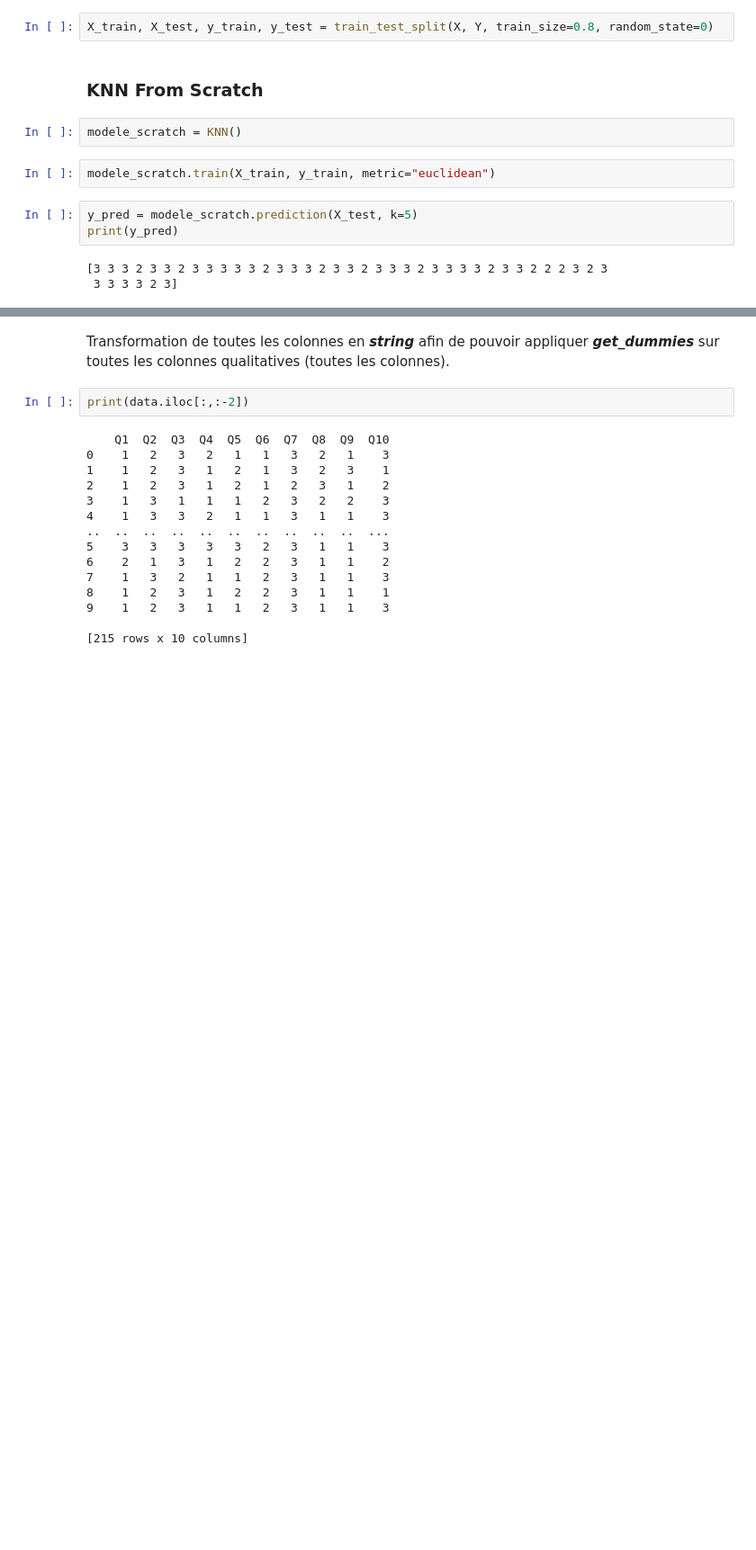
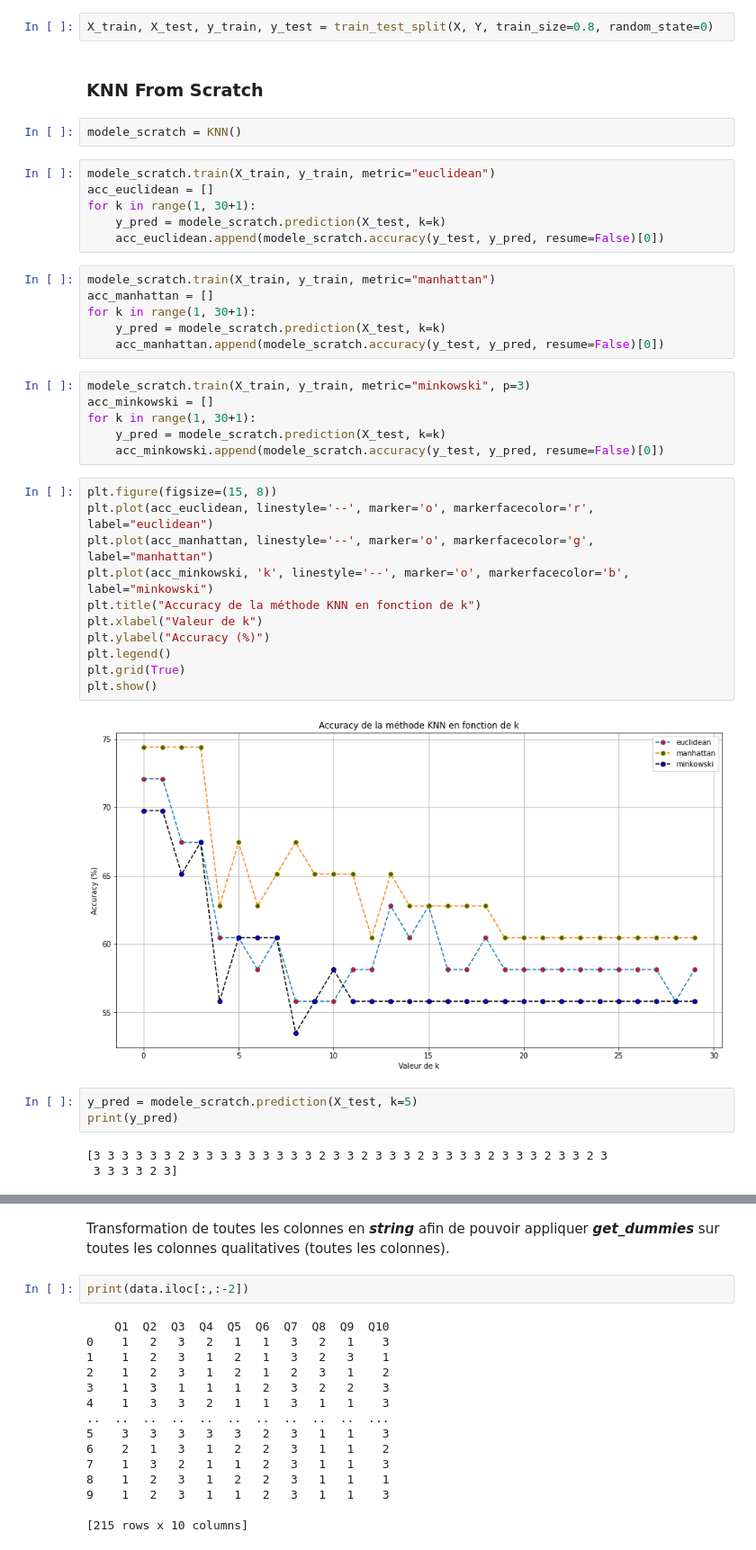
Before and after one commit to CassiaFa/Premier_modele_K-NN, a Jupyter notebook: Premier_K-NN.ipynb, the cells around one changed output, grey strips where cells are left out. Shown: that part at 90% size. Cells and saved outputs as stored; diff of their text form; blank space fills up the shorter version.

Commit message:
Update class KNN et Notebook
- KNN : Correction des calculs de distance Manhattan et Minkowski
- Actualisation jypyter Notebook

```diff
--- a/Premier_K-NN.ipynb
+++ b/Premier_K-NN.ipynb
@@ -125,12 +126,41 @@ X_train, X_test, y_train, y_test = train_test_split(X, Y, train_size=0.8, random
 ### KNN From Scratch
 # %%
 modele_scratch = KNN()
-# %%
-modele_scratch.train(X_train, y_train, metric="euclidean")
+# %%
+modele_scratch.train(X_train, y_train, metric="euclidean")
+acc_euclidean = []
+for k in range(1, 30+1):
+    y_pred = modele_scratch.prediction(X_test, k=k)
+    acc_euclidean.append(modele_scratch.accuracy(y_test, y_pred, resume=False)[0])
+# %%
+modele_scratch.train(X_train, y_train, metric="manhattan")
+acc_manhattan = []
+for k in range(1, 30+1):
+    y_pred = modele_scratch.prediction(X_test, k=k)
+    acc_manhattan.append(modele_scratch.accuracy(y_test, y_pred, resume=False)[0])
+# %%
+modele_scratch.train(X_train, y_train, metric="minkowski", p=3)
+acc_minkowski = []
+for k in range(1, 30+1):
+    y_pred = modele_scratch.prediction(X_test, k=k)
+    acc_minkowski.append(modele_scratch.accuracy(y_test, y_pred, resume=False)[0])
+# %%
+plt.figure(figsize=(15, 8))
+plt.plot(acc_euclidean, linestyle='--', marker='o', markerfacecolor='r', label="euclidean")
+plt.plot(acc_manhattan, linestyle='--', marker='o', markerfacecolor='g', label="manhattan")
+plt.plot(acc_minkowski, 'k', linestyle='--', marker='o', markerfacecolor='b', label="minkowski")
+plt.title("Accuracy de la méthode KNN en fonction de k")
+plt.xlabel("Valeur de k")
+plt.ylabel("Accuracy (%)")
+plt.legend()
+plt.grid(True)
+plt.show()
+# %% [output]
+[figure, added]
 # %%
 y_pred = modele_scratch.prediction(X_test, k=5)
 print(y_pred)
 # %% [output]
-[3 3 3 2 3 3 2 3 3 3 3 3 2 3 3 3 2 3 3 2 3 3 3 2 3 3 3 3 2 3 3 2 2 2 3 2 3
+[3 3 3 3 3 3 2 3 3 3 3 3 3 3 3 3 2 3 3 2 3 3 3 2 3 3 3 3 2 3 3 3 2 3 3 2 3
  3 3 3 3 2 3]
 # %%
```
Also changed, not shown: parts of 3 cells of this notebook, 1 other file.
